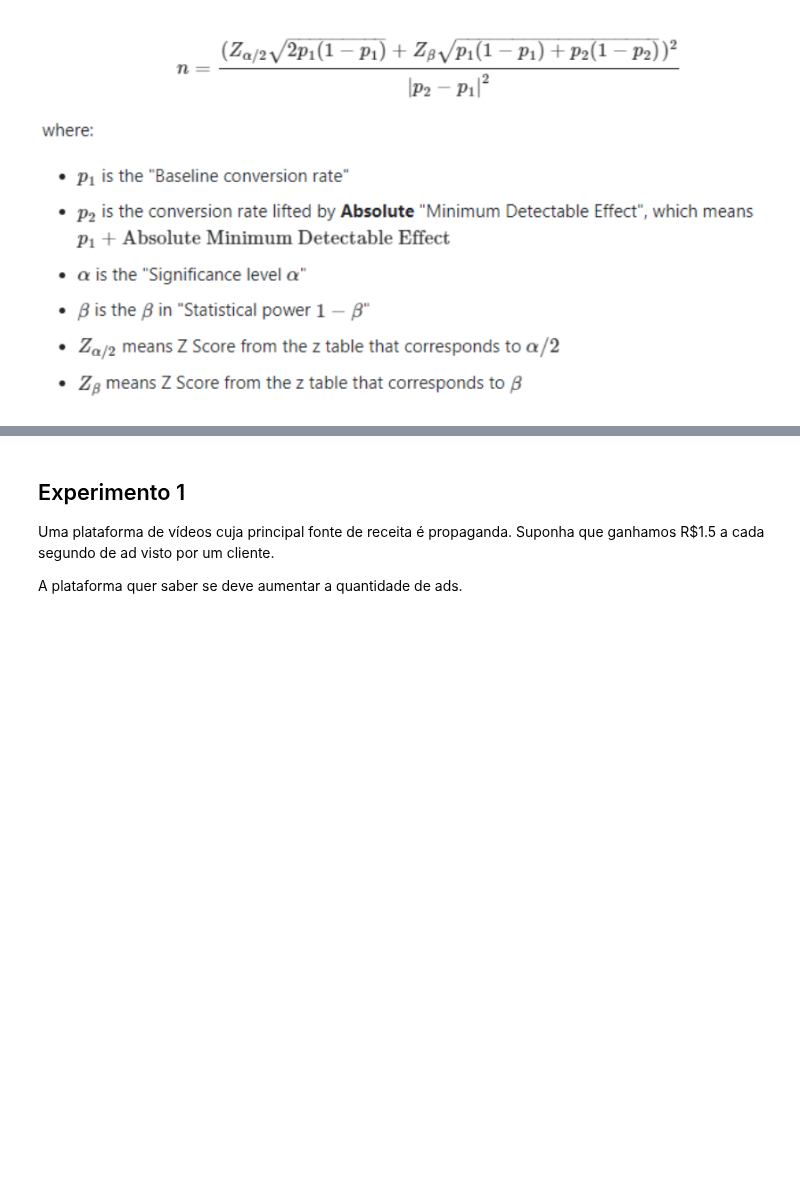
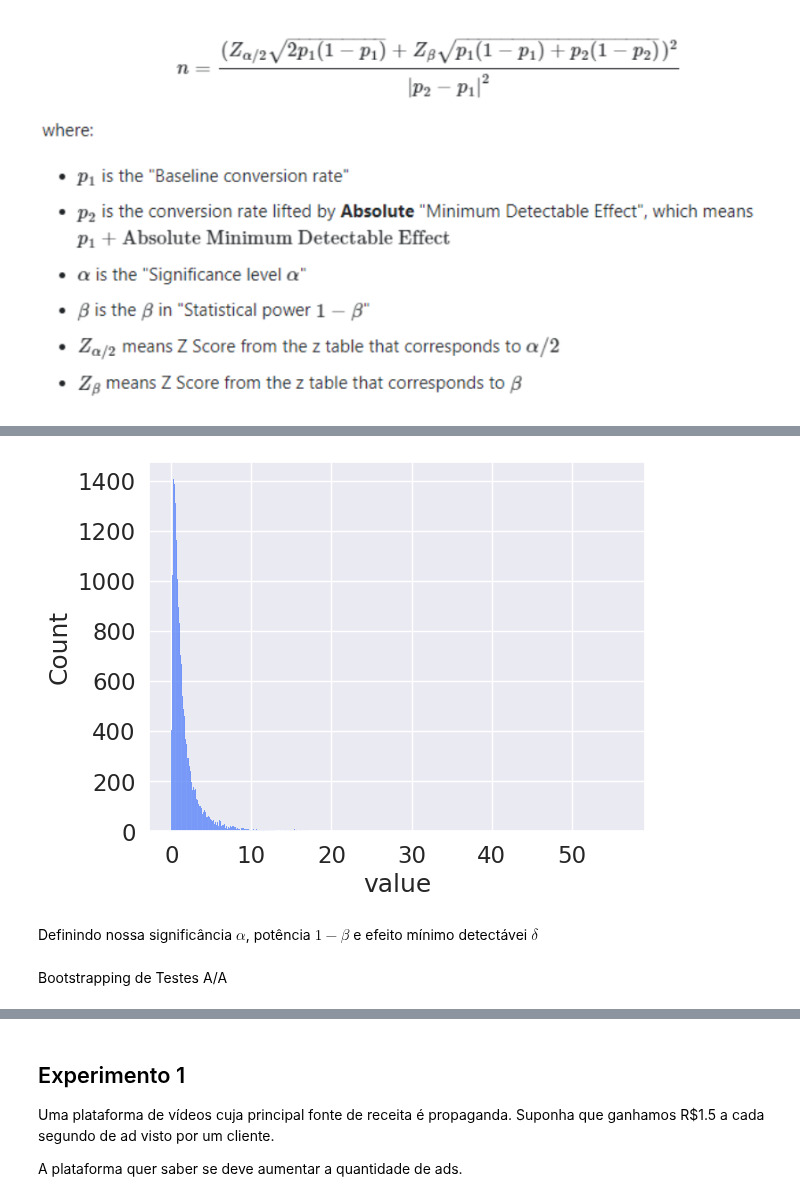
Before and after one commit to CardosoJr/bootcamp, a Jupyter notebook: Labs/Lab 6 - Teste A_B.ipynb, the cells around one changed output, grey strips where cells are left out. Drawn from its saved outputs; the diff is of its cells as text; code cells hidden in the pictures; blank space fills up the shorter version.

```diff
--- a/Labs/Lab 6 - Teste A_B.ipynb
+++ b/Labs/Lab 6 - Teste A_B.ipynb
@@ -58,0 +77,7 @@ Se quisermos adicionar um pouco de complexidade e considerar a potência do test
+# %%
+observation_count = 20000
+data = pd.DataFrame({'value': np.random.lognormal(size=observation_count)})
+
+# Performance metric
+def metric(x):
+    return np.mean(x)
@@ -58,0 +93,6 @@ Se quisermos adicionar um pouco de complexidade e considerar a potência do test
+# %%
+sns.histplot(x = data['value']);
+# %% [output]
+[figure, added]
+# %% [markdown]
+Definindo nossa significância $\alpha$, potência $1 - \beta$ e efeito mínimo detectávei $\delta$
@@ -58,0 +103,2 @@ Se quisermos adicionar um pouco de complexidade e considerar a potência do test
+# %% [markdown]
+Bootstrapping de Testes A/A
```
Also changed, not shown: parts of 12 cells of this notebook.
